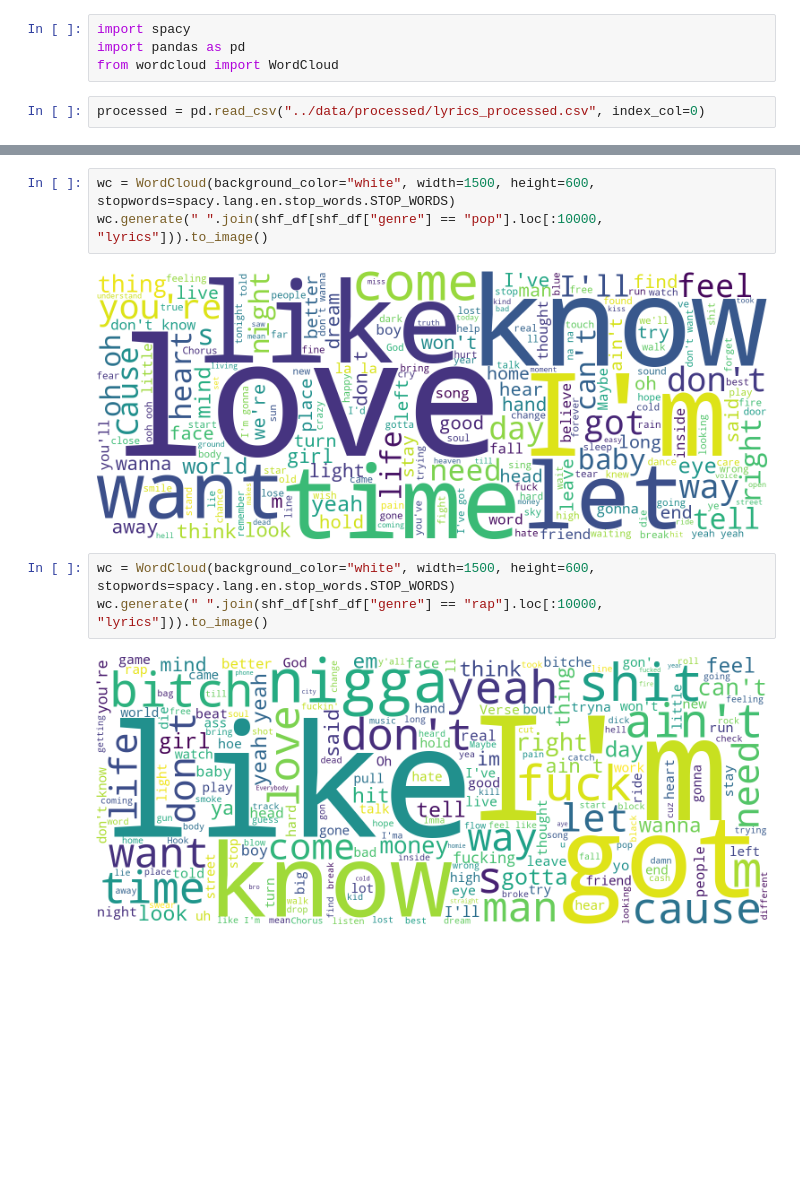
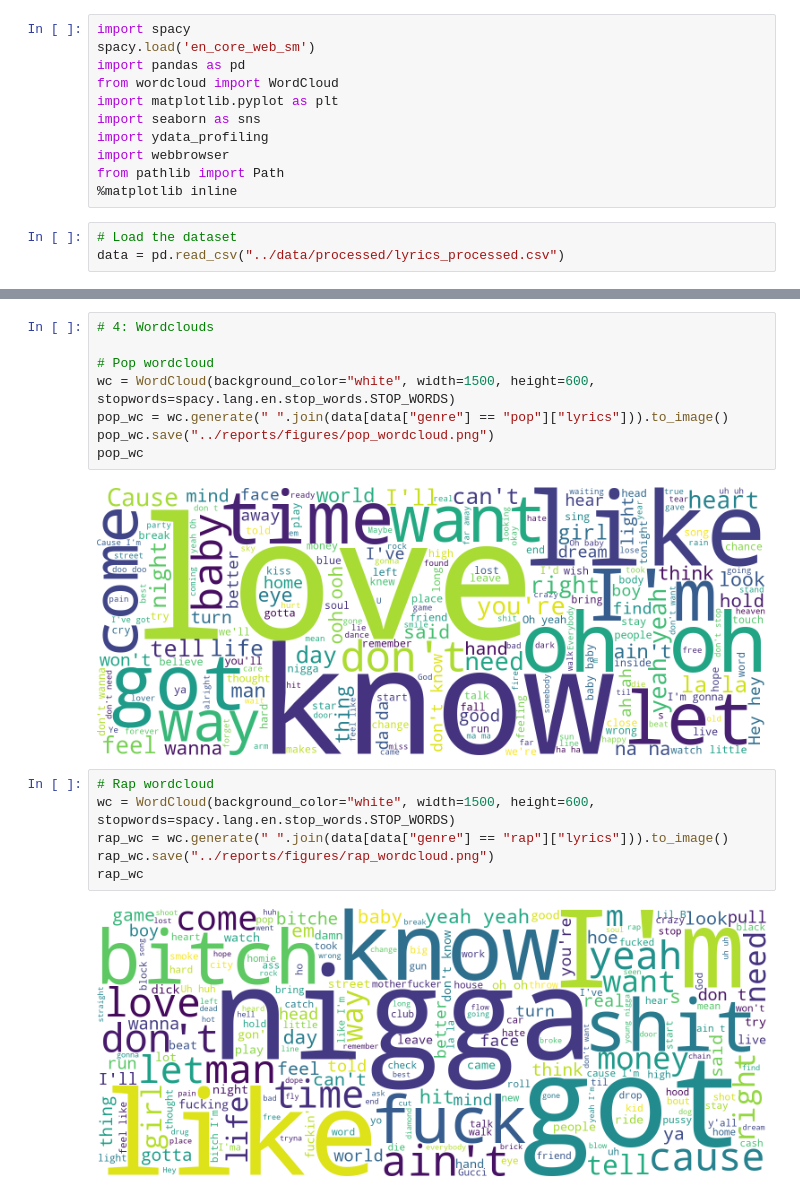
Before and after one commit to SyedAddan/Lyrical, a Jupyter notebook: notebooks/2.0-syed-exploratory_data_analysis.ipynb, the cells around one changed output, grey strips where cells are left out. Drawn from its saved outputs; the diff is of its cells as text; blank space fills up the shorter version.

```diff
--- a/notebooks/2.0-syed-exploratory_data_analysis.ipynb
+++ b/notebooks/2.0-syed-exploratory_data_analysis.ipynb
@@ -1,6 +1,14 @@
 # %%
 import spacy
+spacy.load('en_core_web_sm')
 import pandas as pd
 from wordcloud import WordCloud
+import matplotlib.pyplot as plt
+import seaborn as sns
+import ydata_profiling
+import webbrowser
+from pathlib import Path
+%matplotlib inline
 # %%
-processed = pd.read_csv("../data/processed/lyrics_processed.csv", index_col=0)
+# Load the dataset
+data = pd.read_csv("../data/processed/lyrics_processed.csv")
@@ -39,10 +108,18 @@ shf_df = processed.sample(frac=1, random_state=42).reset_index(drop=True)
 # %%
+# 4: Wordclouds
+
+# Pop wordcloud
 wc = WordCloud(background_color="white", width=1500, height=600, stopwords=spacy.lang.en.stop_words.STOP_WORDS)
-wc.generate(" ".join(shf_df[shf_df["genre"] == "pop"].loc[:10000, "lyrics"])).to_image()
+pop_wc = wc.generate(" ".join(data[data["genre"] == "pop"]["lyrics"])).to_image()
+pop_wc.save("../reports/figures/pop_wordcloud.png")
+pop_wc
 # %% [output]
-[figure, old version]
+[figure, new version]
 # %%
+# Rap wordcloud
 wc = WordCloud(background_color="white", width=1500, height=600, stopwords=spacy.lang.en.stop_words.STOP_WORDS)
-wc.generate(" ".join(shf_df[shf_df["genre"] == "rap"].loc[:10000, "lyrics"])).to_image()
+rap_wc = wc.generate(" ".join(data[data["genre"] == "rap"]["lyrics"])).to_image()
+rap_wc.save("../reports/figures/rap_wordcloud.png")
+rap_wc
 # %% [output]
-[figure, old version]
+[figure, new version]
```
Also changed, not shown: parts of 10 cells of this notebook, 14 other files.
